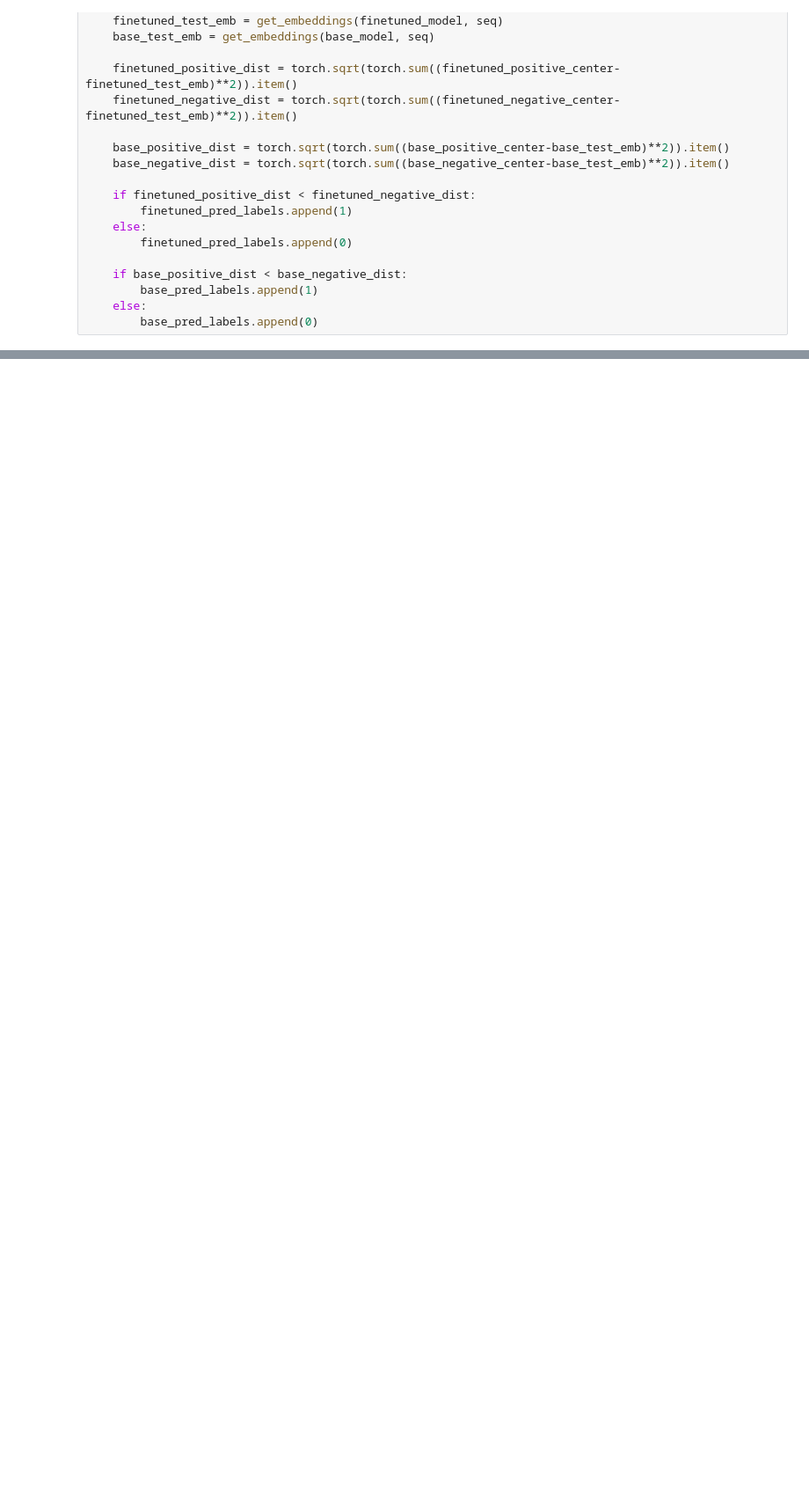
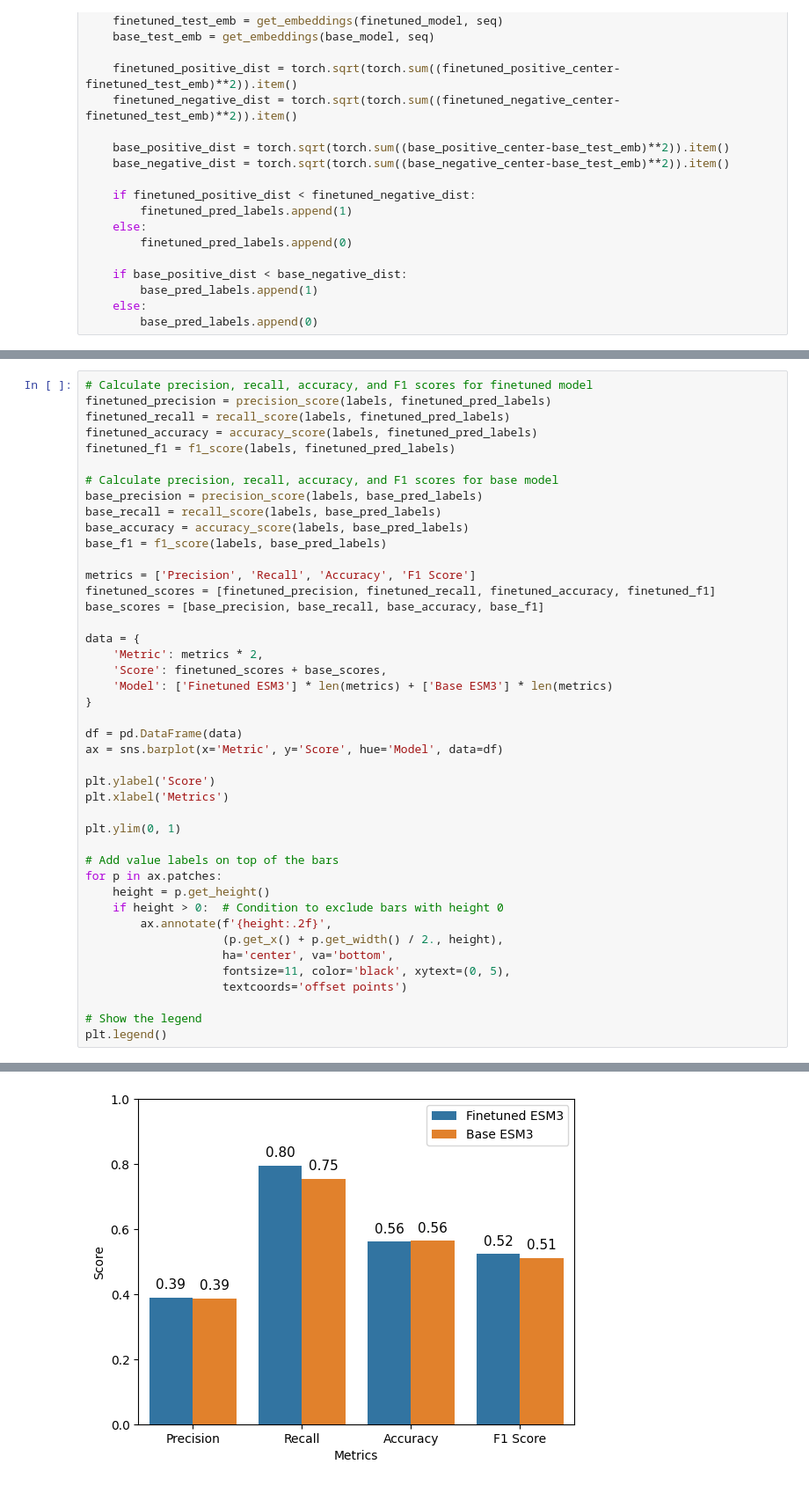
Before and after one commit to anirudhvenk/antibody-dpo, a Jupyter notebook: classification_evaluation.ipynb, the cells around one changed output, grey strips where cells are left out. Shown: that part at 88% size. Cells and saved outputs as stored; diff of their text form; blank space fills up the shorter version.

```diff
--- a/classification_evaluation.ipynb
+++ b/classification_evaluation.ipynb
@@ -115,0 +143,44 @@ plt.show()
+# %%
+# Calculate precision, recall, accuracy, and F1 scores for finetuned model
+finetuned_precision = precision_score(labels, finetuned_pred_labels)
+finetuned_recall = recall_score(labels, finetuned_pred_labels)
+finetuned_accuracy = accuracy_score(labels, finetuned_pred_labels)
+finetuned_f1 = f1_score(labels, finetuned_pred_labels)
+
+# Calculate precision, recall, accuracy, and F1 scores for base model
+base_precision = precision_score(labels, base_pred_labels)
+base_recall = recall_score(labels, base_pred_labels)
+base_accuracy = accuracy_score(labels, base_pred_labels)
+base_f1 = f1_score(labels, base_pred_labels)
+
+metrics = ['Precision', 'Recall', 'Accuracy', 'F1 Score']
+finetuned_scores = [finetuned_precision, finetuned_recall, finetuned_accuracy, finetuned_f1]
+base_scores = [base_precision, base_recall, base_accuracy, base_f1]
+
+data = {
+    'Metric': metrics * 2,
+    'Score': finetuned_scores + base_scores,
+    'Model': ['Finetuned ESM3'] * len(metrics) + ['Base ESM3'] * len(metrics)
+}
+
+df = pd.DataFrame(data)
+ax = sns.barplot(x='Metric', y='Score', hue='Model', data=df)
+
+plt.ylabel('Score')
+plt.xlabel('Metrics')
+
+plt.ylim(0, 1)
+
+# Add value labels on top of the bars
+for p in ax.patches:
+    height = p.get_height()
+    if height > 0:  # Condition to exclude bars with height 0
+        ax.annotate(f'{height:.2f}',
+                    (p.get_x() + p.get_width() / 2., height),
+                    ha='center', va='bottom',
+                    fontsize=11, color='black', xytext=(0, 5),
+                    textcoords='offset points')
+
+# Show the legend
+plt.legend()
+# %% [output]
@@ -115,0 +188 @@ plt.show()
+[figure, added]
```
Also changed, not shown: parts of 11 cells of this notebook, 2 other files.
